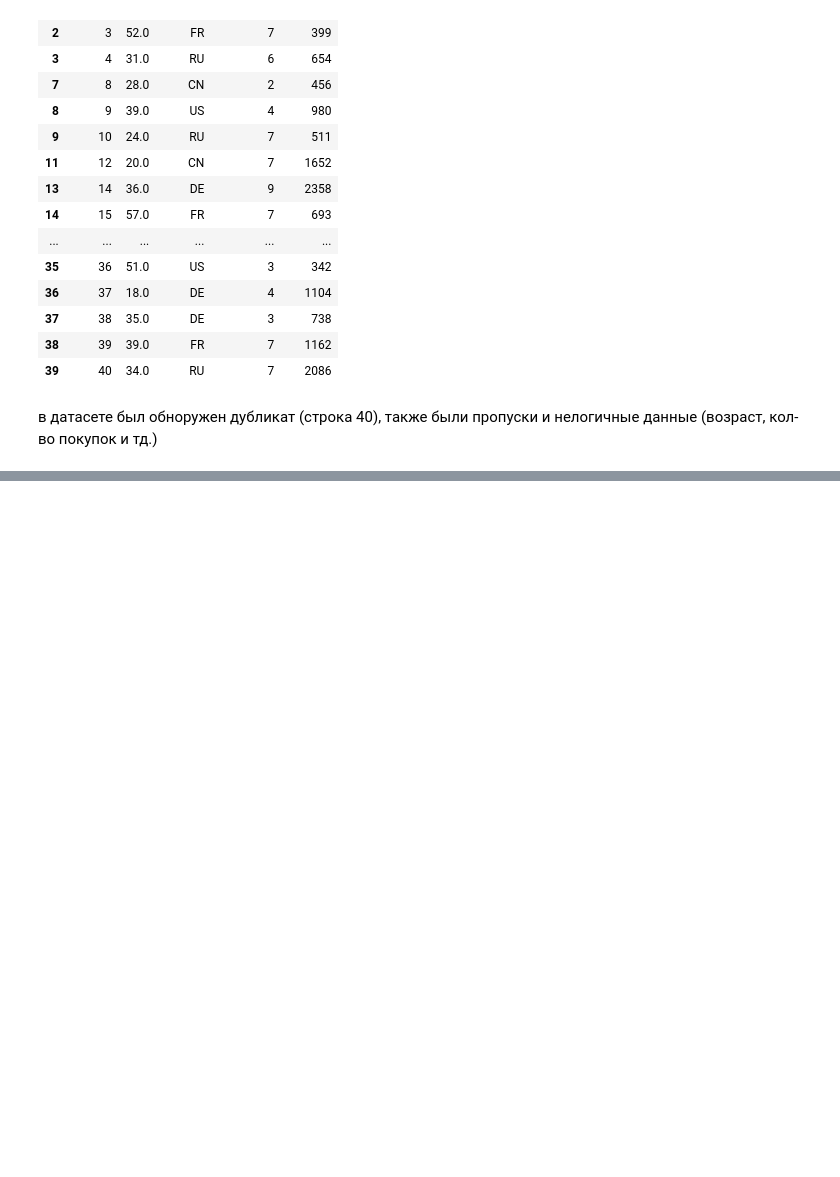
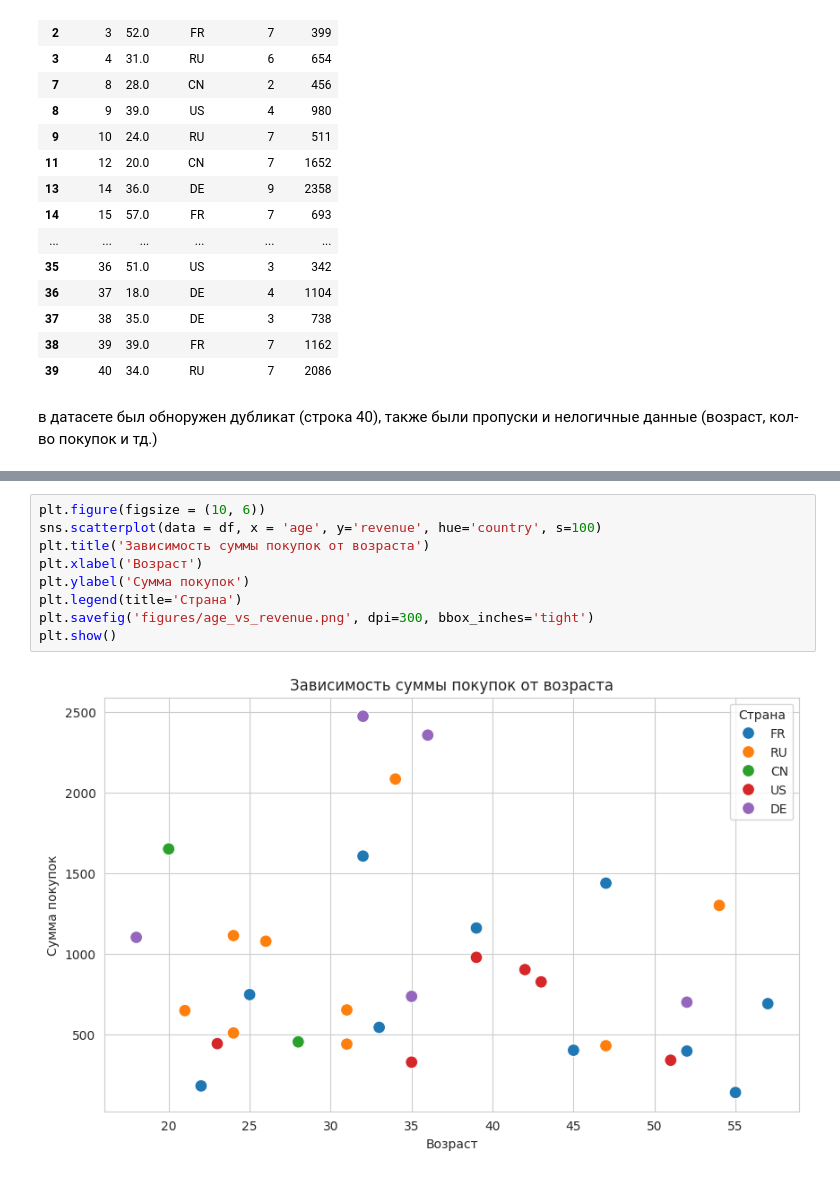
Before and after one commit to sleonov11/aie-leonov-HW-project, a Jupyter notebook: homeworks/HW02/HW02.ipynb, the cells around one changed output, grey strips where cells are left out. Saved outputs shown, nothing was run; the diff lists cells and outputs as text; blank space fills up the shorter version.

```diff
--- a/homeworks/HW02/HW02.ipynb
+++ b/homeworks/HW02/HW02.ipynb
@@ -76,0 +162,11 @@ dtype: bool>
+# %%
+plt.figure(figsize = (10, 6))
+sns.scatterplot(data = df, x = 'age', y='revenue', hue='country', s=100)
+plt.title('Зависимость суммы покупок от возраста')
+plt.xlabel('Возраст')
+plt.ylabel('Сумма покупок')
+plt.legend(title='Страна')
+plt.savefig('figures/age_vs_revenue.png', dpi=300, bbox_inches='tight')
+plt.show()
+# %% [output]
+[figure, added]
```
Also changed, not shown: parts of 7 cells of this notebook, 3 other files.
